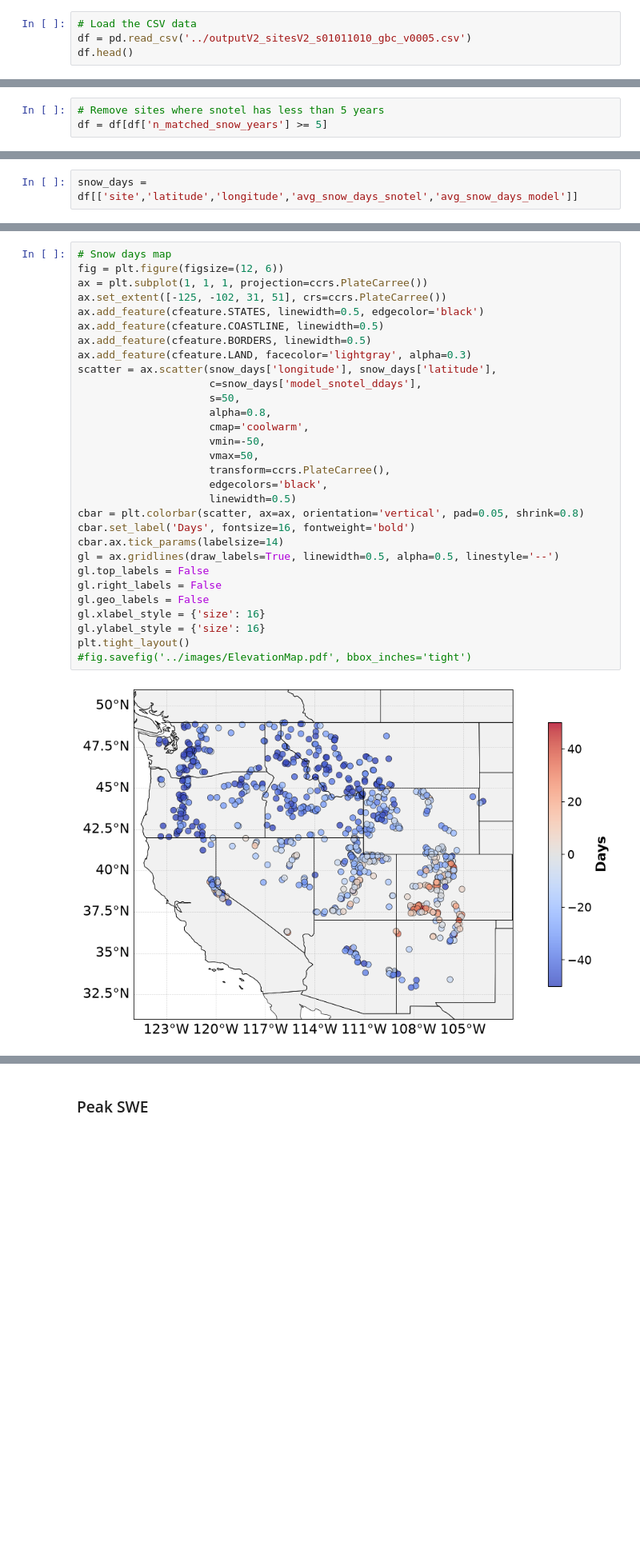
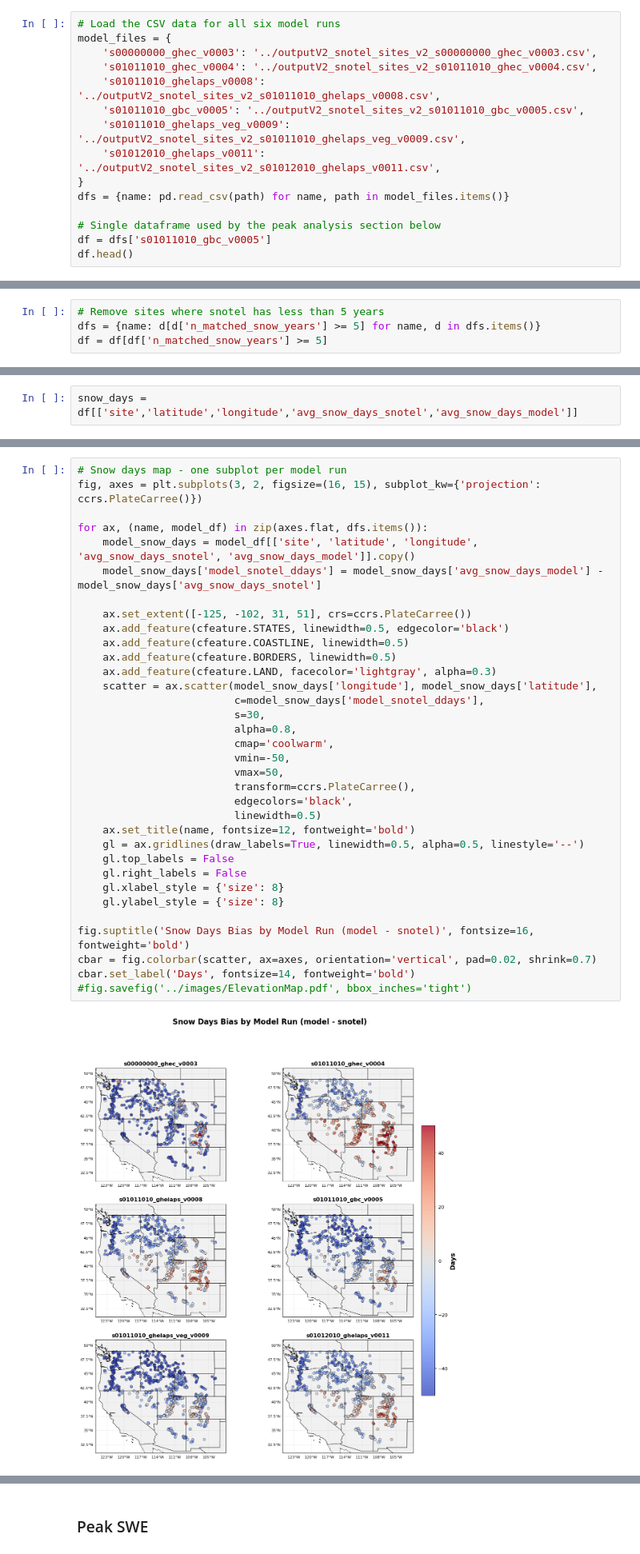
Before and after one commit to chrisrycx/lm4px_data_analysis, a Jupyter notebook: output_analysis/interactive/SpatialErrorV2.ipynb, the cells around one changed output, grey strips where cells are left out. Shown at 80% size. Drawn from its saved outputs; the diff is of its cells as text; blank space fills up the shorter version.

```diff
--- a/output_analysis/interactive/SpatialErrorV2.ipynb
+++ b/output_analysis/interactive/SpatialErrorV2.ipynb
@@ -8,8 +8,19 @@ import cartopy.crs as ccrs
 import cartopy.feature as cfeature
 import numpy as np
 # %%
-# Load the CSV data
-df = pd.read_csv('../outputV2_sitesV2_s01011010_gbc_v0005.csv')
+# Load the CSV data for all six model runs
+model_files = {
+    's00000000_ghec_v0003': '../outputV2_snotel_sites_v2_s00000000_ghec_v0003.csv',
+    's01011010_ghec_v0004': '../outputV2_snotel_sites_v2_s01011010_ghec_v0004.csv',
+    's01011010_ghelaps_v0008': '../outputV2_snotel_sites_v2_s01011010_ghelaps_v0008.csv',
+    's01011010_gbc_v0005': '../outputV2_snotel_sites_v2_s01011010_gbc_v0005.csv',
+    's01011010_ghelaps_veg_v0009': '../outputV2_snotel_sites_v2_s01011010_ghelaps_veg_v0009.csv',
+    's01012010_ghelaps_v0011': '../outputV2_snotel_sites_v2_s01012010_ghelaps_v0011.csv',
+}
+dfs = {name: pd.read_csv(path) for name, path in model_files.items()}
+
+# Single dataframe used by the peak analysis section below
+df = dfs['s01011010_gbc_v0005']
 df.head()
 # %% [output]
 |  | site | latitude | longitude | avg_snow_days_snotel | avg_snow_days_model | avg_snow_days_model_all | ... |
@@ -26,5 +34,6 @@ df[df.site == 'Pepper Creek']
 # %%
 # Remove sites where snotel has less than 5 years
+dfs = {name: d[d['n_matched_snow_years'] >= 5] for name, d in dfs.items()}
 df = df[df['n_matched_snow_years'] >= 5]
 # %% [markdown]
 ### Snow Days
@@ -36,34 +51,38 @@ snow_days['model_snotel_ddays'] = snow_days['avg_snow_days_model'] - snow_days['
 # %%
-# Snow days map
-fig = plt.figure(figsize=(12, 6))
-ax = plt.subplot(1, 1, 1, projection=ccrs.PlateCarree())
-ax.set_extent([-125, -102, 31, 51], crs=ccrs.PlateCarree())
-ax.add_feature(cfeature.STATES, linewidth=0.5, edgecolor='black')
-ax.add_feature(cfeature.COASTLINE, linewidth=0.5)
-ax.add_feature(cfeature.BORDERS, linewidth=0.5)
-ax.add_feature(cfeature.LAND, facecolor='lightgray', alpha=0.3)
-scatter = ax.scatter(snow_days['longitude'], snow_days['latitude'],
-                     c=snow_days['model_snotel_ddays'],
-                     s=50,
-                     alpha=0.8,
-                     cmap='coolwarm',
-                     vmin=-50,
-                     vmax=50,
-                     transform=ccrs.PlateCarree(),
-                     edgecolors='black',
-                     linewidth=0.5)
-cbar = plt.colorbar(scatter, ax=ax, orientation='vertical', pad=0.05, shrink=0.8)
-cbar.set_label('Days', fontsize=16, fontweight='bold')
-cbar.ax.tick_params(labelsize=14)
-gl = ax.gridlines(draw_labels=True, linewidth=0.5, alpha=0.5, linestyle='--')
-gl.top_labels = False
-gl.right_labels = False
-gl.geo_labels = False
-gl.xlabel_style = {'size': 16}
-gl.ylabel_style = {'size': 16}
-plt.tight_layout()
+# Snow days map - one subplot per model run
+fig, axes = plt.subplots(3, 2, figsize=(16, 15), subplot_kw={'projection': ccrs.PlateCarree()})
+
+for ax, (name, model_df) in zip(axes.flat, dfs.items()):
+    model_snow_days = model_df[['site', 'latitude', 'longitude', 'avg_snow_days_snotel', 'avg_snow_days_model']].copy()
+    model_snow_days['model_snotel_ddays'] = model_snow_days['avg_snow_days_model'] - model_snow_days['avg_snow_days_snotel']
+
+    ax.set_extent([-125, -102, 31, 51], crs=ccrs.PlateCarree())
+    ax.add_feature(cfeature.STATES, linewidth=0.5, edgecolor='black')
+    ax.add_feature(cfeature.COASTLINE, linewidth=0.5)
+    ax.add_feature(cfeature.BORDERS, linewidth=0.5)
+    ax.add_feature(cfeature.LAND, facecolor='lightgray', alpha=0.3)
+    scatter = ax.scatter(model_snow_days['longitude'], model_snow_days['latitude'],
+                         c=model_snow_days['model_snotel_ddays'],
+                         s=30,
+                         alpha=0.8,
+                         cmap='coolwarm',
+                         vmin=-50,
+                         vmax=50,
+                         transform=ccrs.PlateCarree(),
+                         edgecolors='black',
+                         linewidth=0.5)
+    ax.set_title(name, fontsize=12, fontweight='bold')
+    gl = ax.gridlines(draw_labels=True, linewidth=0.5, alpha=0.5, linestyle='--')
+    gl.top_labels = False
+    gl.right_labels = False
+    gl.xlabel_style = {'size': 8}
+    gl.ylabel_style = {'size': 8}
+
+fig.suptitle('Snow Days Bias by Model Run (model - snotel)', fontsize=16, fontweight='bold')
+cbar = fig.colorbar(scatter, ax=axes, orientation='vertical', pad=0.02, shrink=0.7)
+cbar.set_label('Days', fontsize=14, fontweight='bold')
 #fig.savefig('../images/ElevationMap.pdf', bbox_inches='tight')
 # %% [output]
-[figure, old version]
+[figure, new version]
 # %% [markdown]
 #### Analysis
```
Also changed, not shown: parts of 6 cells of this notebook, 6 other files.
